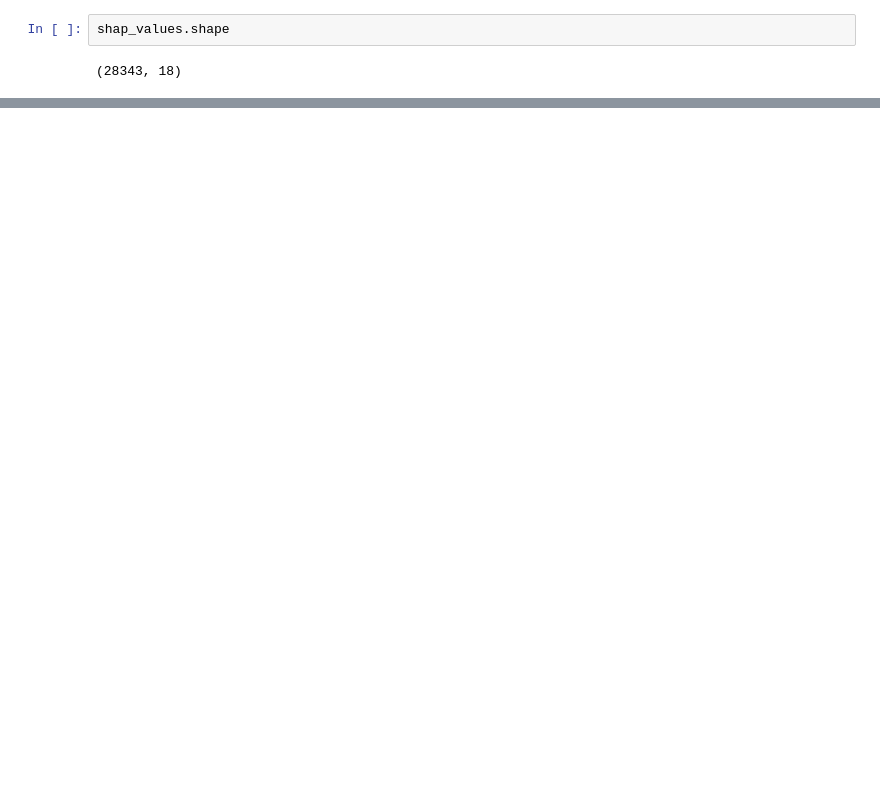
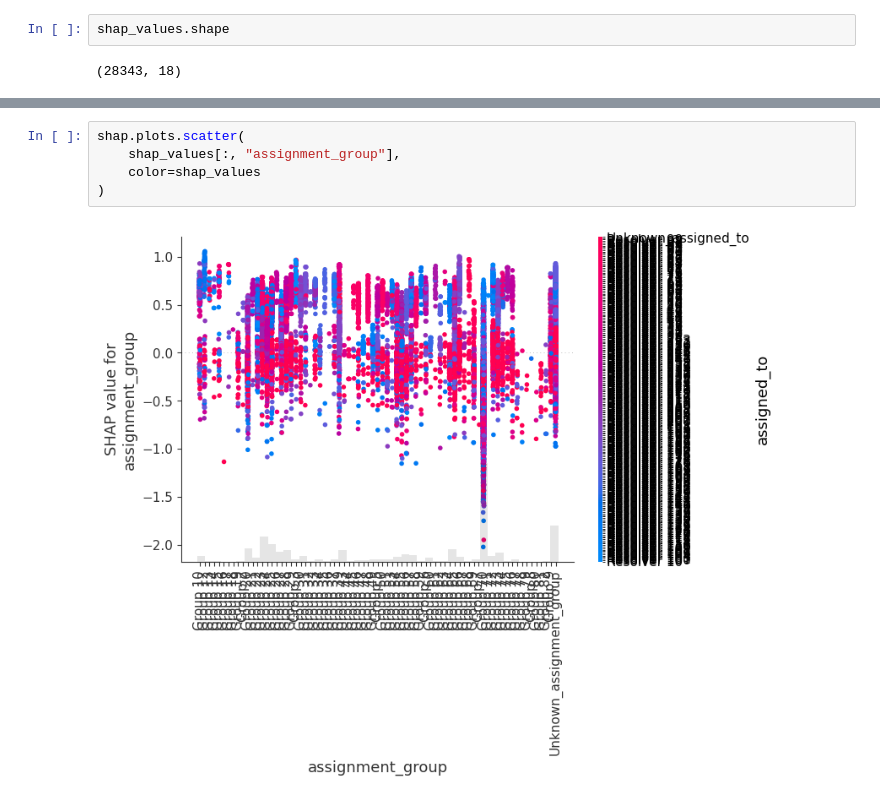
Before and after one commit to pinnusaikiran/AI-incident-intelligence-platform, a Jupyter notebook: notebooks/modeling/05_model_training.ipynb, the cells around one changed output, grey strips where cells are left out. Cells and saved outputs as stored; diff of their text form; blank space fills up the shorter version.

```diff
--- a/notebooks/modeling/05_model_training.ipynb
+++ b/notebooks/modeling/05_model_training.ipynb
@@ -2682,0 +2714,7 @@ shap.plots.waterfall(shap_values[0])
+# %%
+shap.plots.scatter(
+    shap_values[:, "assignment_group"],
+    color=shap_values
+)
+# %% [output]
+[figure, added]
```
Also changed, not shown: parts of 30 cells of this notebook, 4 other files.
